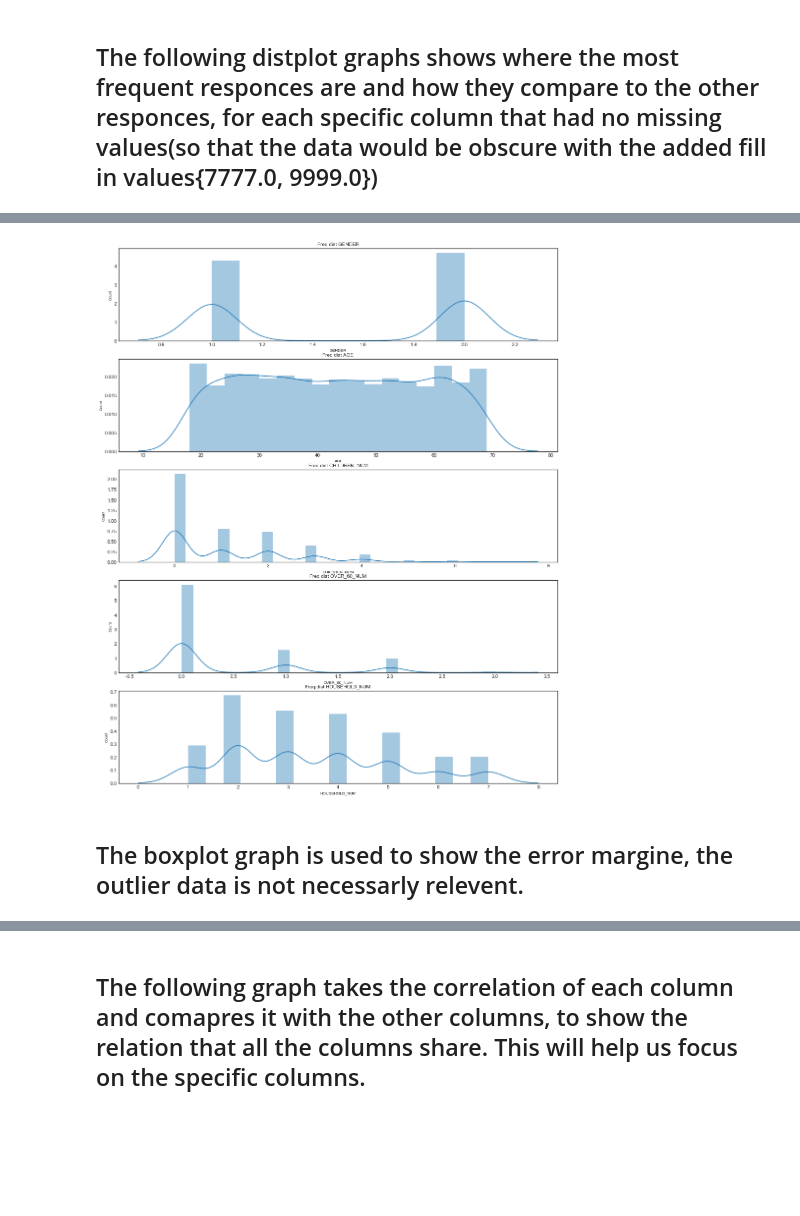
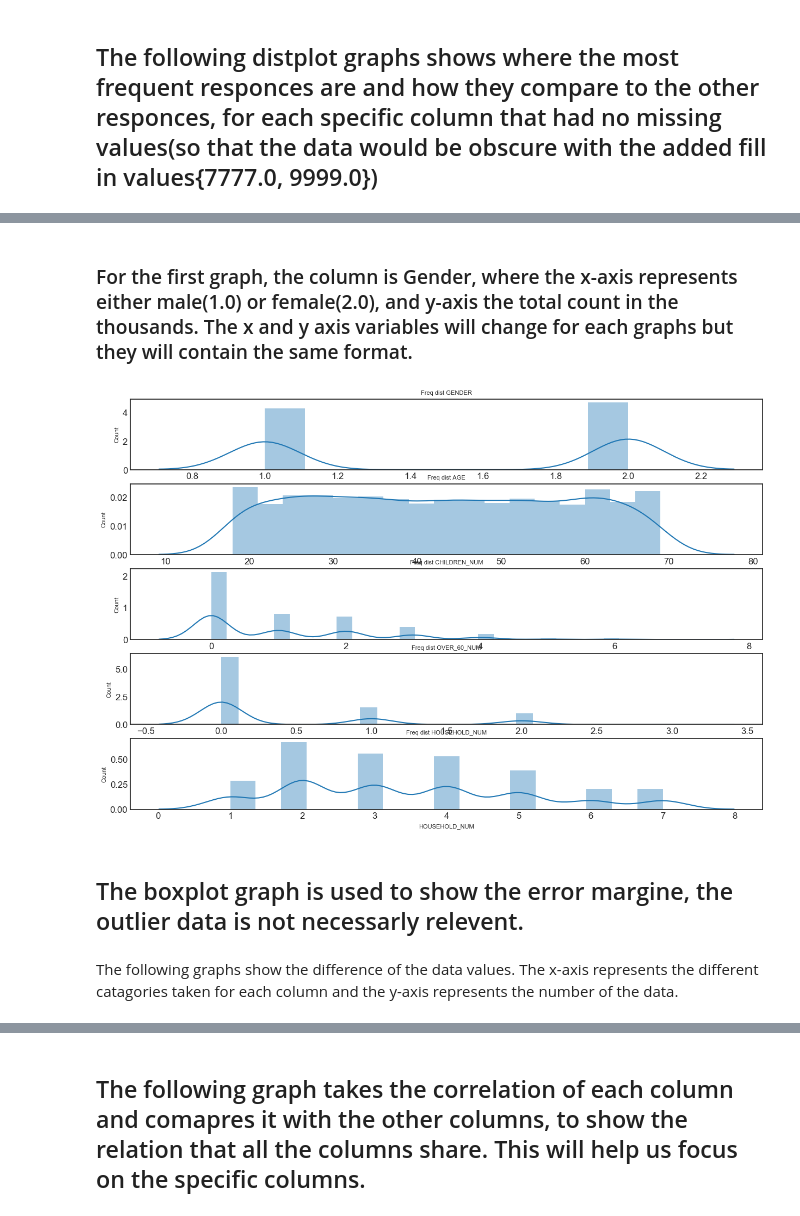
Before and after one commit to gthein/COGS108-FinalProject, a Jupyter notebook: FinalProject-Ozzy.ipynb, the cells around one changed output, grey strips where cells are left out. Drawn from its saved outputs; the diff is of its cells as text; code cells hidden in the pictures; blank space fills up the shorter version.

```diff
--- a/FinalProject-Ozzy.ipynb
+++ b/FinalProject-Ozzy.ipynb
@@ -283,21 +277,26 @@ df['INCOME'].value_counts().plot.bar(title="Freq dist of Income")
+# %% [markdown]
+### For the first graph, the column is Gender, where the x-axis represents either male(1.0) or female(2.0), and y-axis the total count in the thousands. The x and y axis variables will change for each graphs but they will contain the same format.
 # %%
 #Taking a look at the columns without any missing values.
 col_names = ['GENDER','AGE','CHILDREN_NUM','OVER_60_NUM','HOUSEHOLD_NUM']
 
-fig, ax = plt.subplots(len(col_names), figsize=(16,20))
+fig, ax = plt.subplots(len(col_names), figsize=(15,10))
 
 for i, col_val in enumerate(col_names):
 
     sns.distplot(df[col_val], hist=True, ax=ax[i])
-    ax[i].set_title('Freq dist '+col_val, fontsize=10)
+    ax[i].set_title('Freq dist '+col_val, fontsize=8)
     ax[i].set_xlabel(col_val, fontsize=8)
     ax[i].set_ylabel('Count', fontsize=8)
 
 plt.show()
 # %% [output]
-[figure, old version]
+[figure, new version]
 # %% [markdown]
 ## The boxplot graph is used to show the error margine, the outlier data is not necessarly relevent.
+# %% [markdown]
+The following graphs show the difference of the data values. The x-axis represents the different catagories taken for each
+column and the y-axis represents the number of the data.
 # %%
 #We will use an outlier to detect any margin of error that the data might have
 
```
Also changed, not shown: parts of 5 cells of this notebook.
